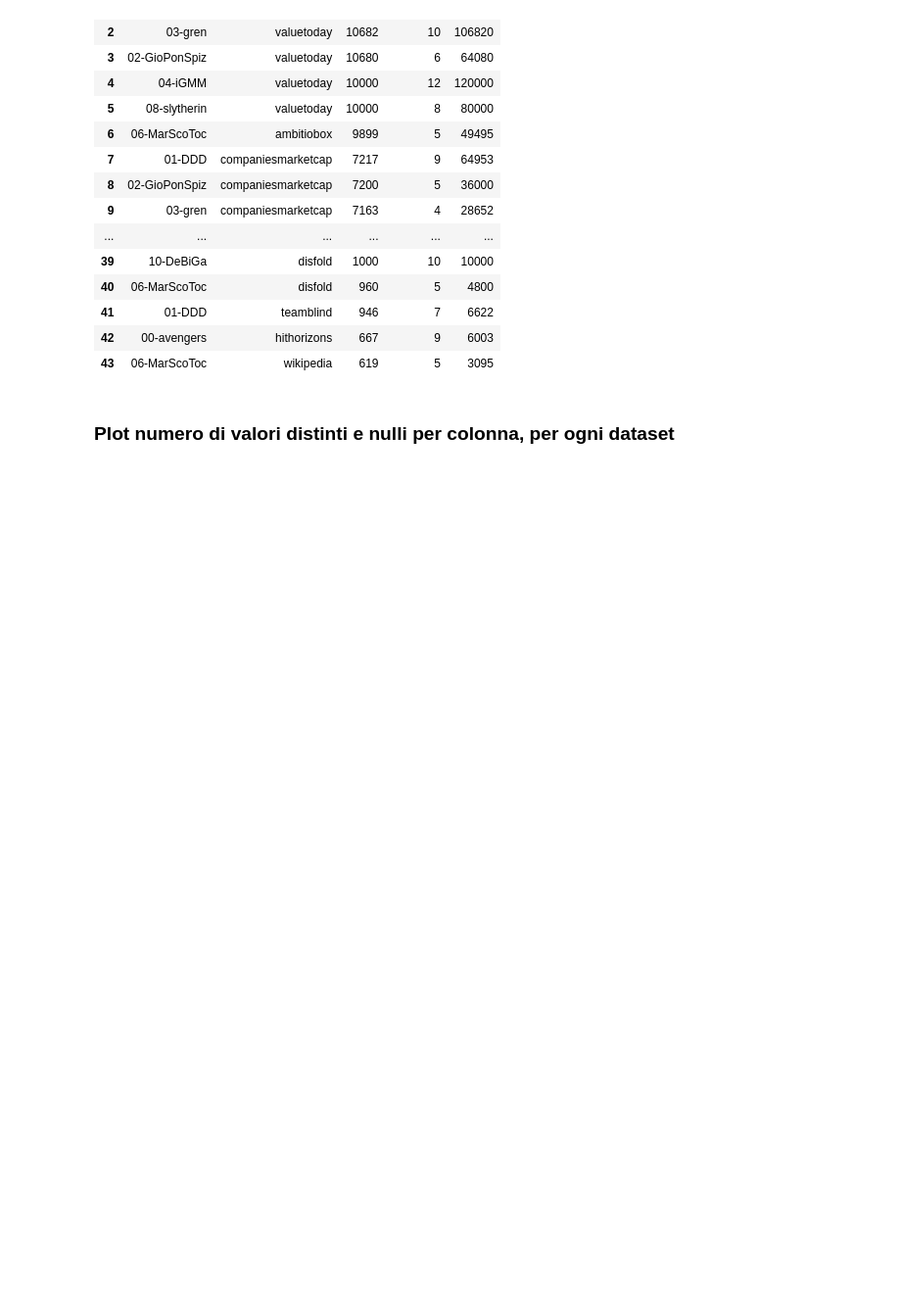
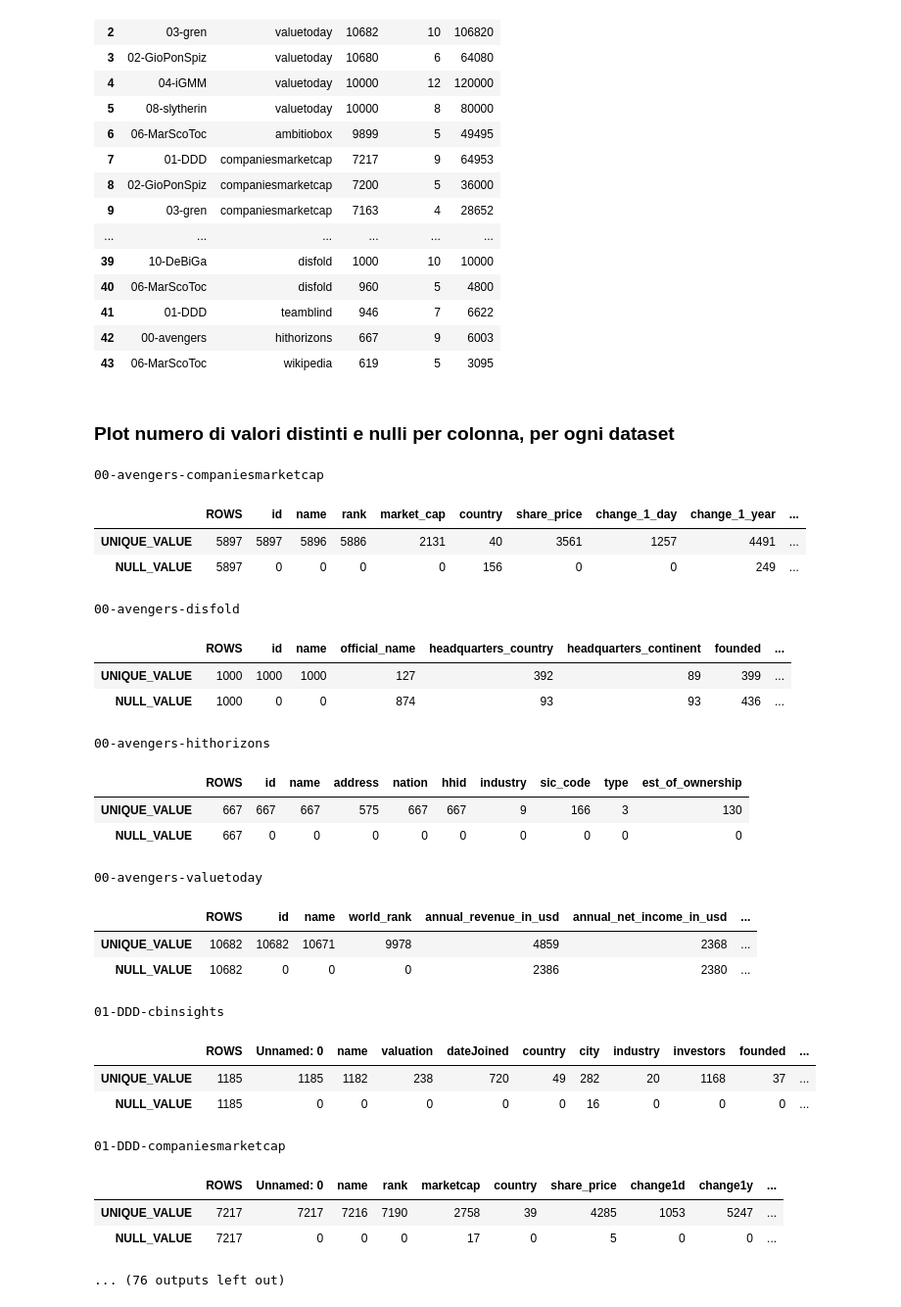
Before and after one commit to Data-Integration-Lilla-team/hw-8-Data_integration, a Jupyter notebook: Project/Exploration/DatasetsStructure/DatasetsStructure.ipynb, the cells around one changed output. Shown: that part at 98% size. Cells and saved outputs as stored; diff of their text form; code cells hidden in the pictures; blank space fills up the shorter version.

```diff
--- a/Project/Exploration/DatasetsStructure/DatasetsStructure.ipynb
+++ b/Project/Exploration/DatasetsStructure/DatasetsStructure.ipynb
@@ -116,3 +116,40 @@ for i in range(0, len(json_object)):
         "unique_value": tmp_unique,
         "null_value": tmp_null
     })
+# %%
+for item in unique_null_dict:
+    item["unique_value"]["ROWS"] = item["rows"]
+    item["null_value"]["ROWS"] = item["rows"]
+    df = pd.DataFrame([item["unique_value"], item["null_value"]], index=["UNIQUE_VALUE", "NULL_VALUE"])
+    temp_cols = df.columns.tolist()
+    new_cols = temp_cols[-1:] + temp_cols[:-1]
+    df = df[new_cols]
+    print(item["group_name"] + "-" + item["dataset_name"])
+    display(df)
+    print("\n\n")
+# %% [output]
+00-avengers-companiesmarketcap
+|  | ROWS | id | name | rank | market_cap | country | share_price | change_1_day | change_1_year | ... |
+| UNIQUE_VALUE | 5897 | 5897 | 5896 | 5886 | 2131 | 40 | 3561 | 1257 | 4491 | ... |
+| NULL_VALUE | 5897 | 0 | 0 | 0 | 0 | 156 | 0 | 0 | 249 | ... |
+00-avengers-disfold
+|  | ROWS | id | name | official_name | headquarters_country | headquarters_continent | founded | ... |
+| UNIQUE_VALUE | 1000 | 1000 | 1000 | 127 | 392 | 89 | 399 | ... |
+| NULL_VALUE | 1000 | 0 | 0 | 874 | 93 | 93 | 436 | ... |
+00-avengers-hithorizons
+|  | ROWS | id | name | address | nation | hhid | industry | sic_code | type | est_of_ownership |
+| UNIQUE_VALUE | 667 | 667 | 667 | 575 | 667 | 667 | 9 | 166 | 3 | 130 |
+| NULL_VALUE | 667 | 0 | 0 | 0 | 0 | 0 | 0 | 0 | 0 | 0 |
+00-avengers-valuetoday
+|  | ROWS | id | name | world_rank | annual_revenue_in_usd | annual_net_income_in_usd | ... |
+| UNIQUE_VALUE | 10682 | 10682 | 10671 | 9978 | 4859 | 2368 | ... |
+| NULL_VALUE | 10682 | 0 | 0 | 0 | 2386 | 2380 | ... |
+01-DDD-cbinsights
+|  | ROWS | Unnamed: 0 | name | valuation | dateJoined | country | city | industry | investors | founded | ... |
+| UNIQUE_VALUE | 1185 | 1185 | 1182 | 238 | 720 | 49 | 282 | 20 | 1168 | 37 | ... |
+| NULL_VALUE | 1185 | 0 | 0 | 0 | 0 | 0 | 16 | 0 | 0 | 0 | ... |
+01-DDD-companiesmarketcap
+|  | ROWS | Unnamed: 0 | name | rank | marketcap | country | share_price | change1d | change1y | ... |
+| UNIQUE_VALUE | 7217 | 7217 | 7216 | 7190 | 2758 | 39 | 4285 | 1053 | 5247 | ... |
+| NULL_VALUE | 7217 | 0 | 0 | 0 | 17 | 0 | 5 | 0 | 0 | ... |
+... (76 outputs left out)
```
Also changed, not shown: 17 other files.
